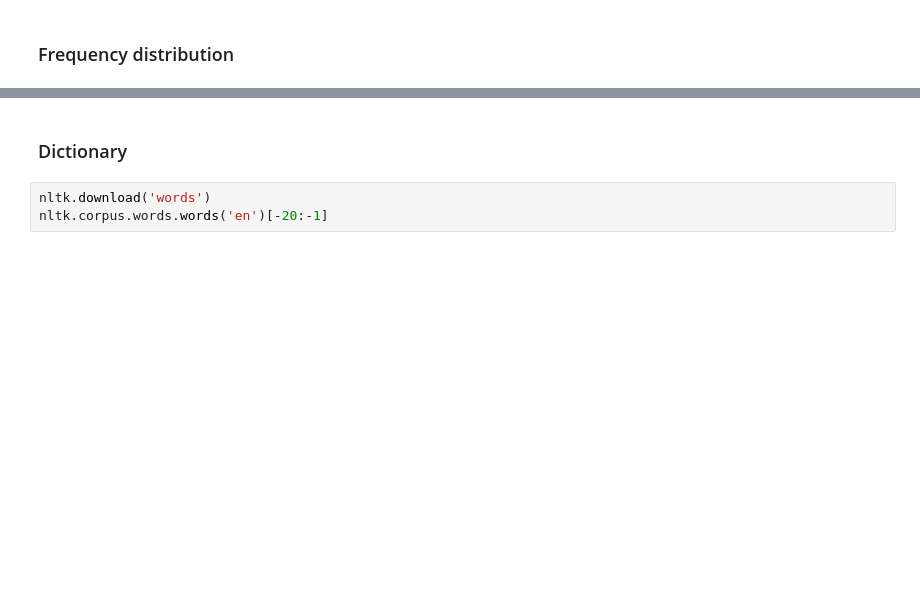
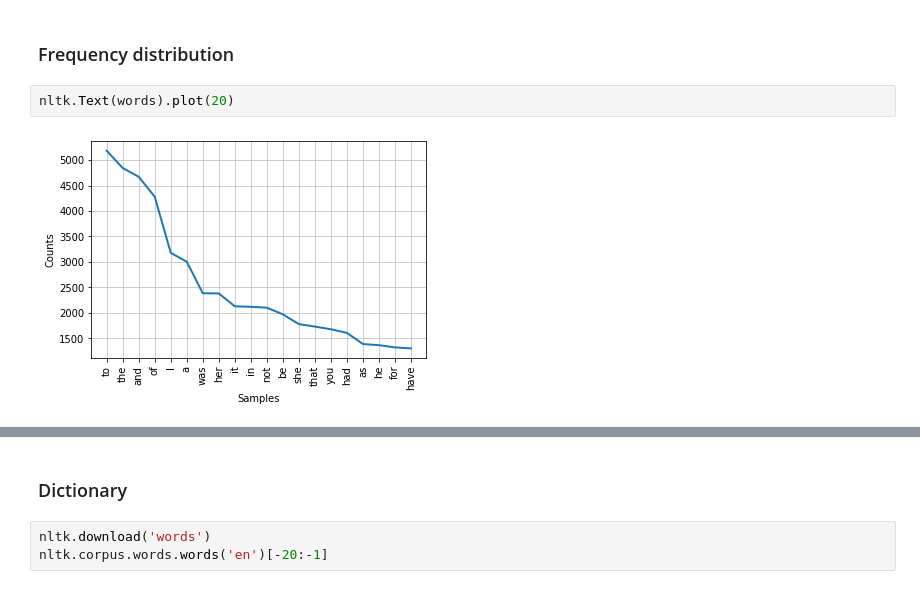
Before and after one commit to hsnam95/class2021Fall, a Jupyter notebook: nlp.ipynb, the cells around one changed output, grey strips where cells are left out. Saved outputs shown, nothing was run; the diff lists cells and outputs as text; blank space fills up the shorter version.

```diff
--- a/nlp.ipynb
+++ b/nlp.ipynb
@@ -69,3 +99,7 @@ nltk.Text(words).concordance('great', 79, 10)
 # %% [markdown]
 ### Frequency distribution
+# %%
+nltk.Text(words).plot(20)
+# %% [output]
+[figure, added]
 # %%
```
Also changed, not shown: parts of 17 cells of this notebook.
